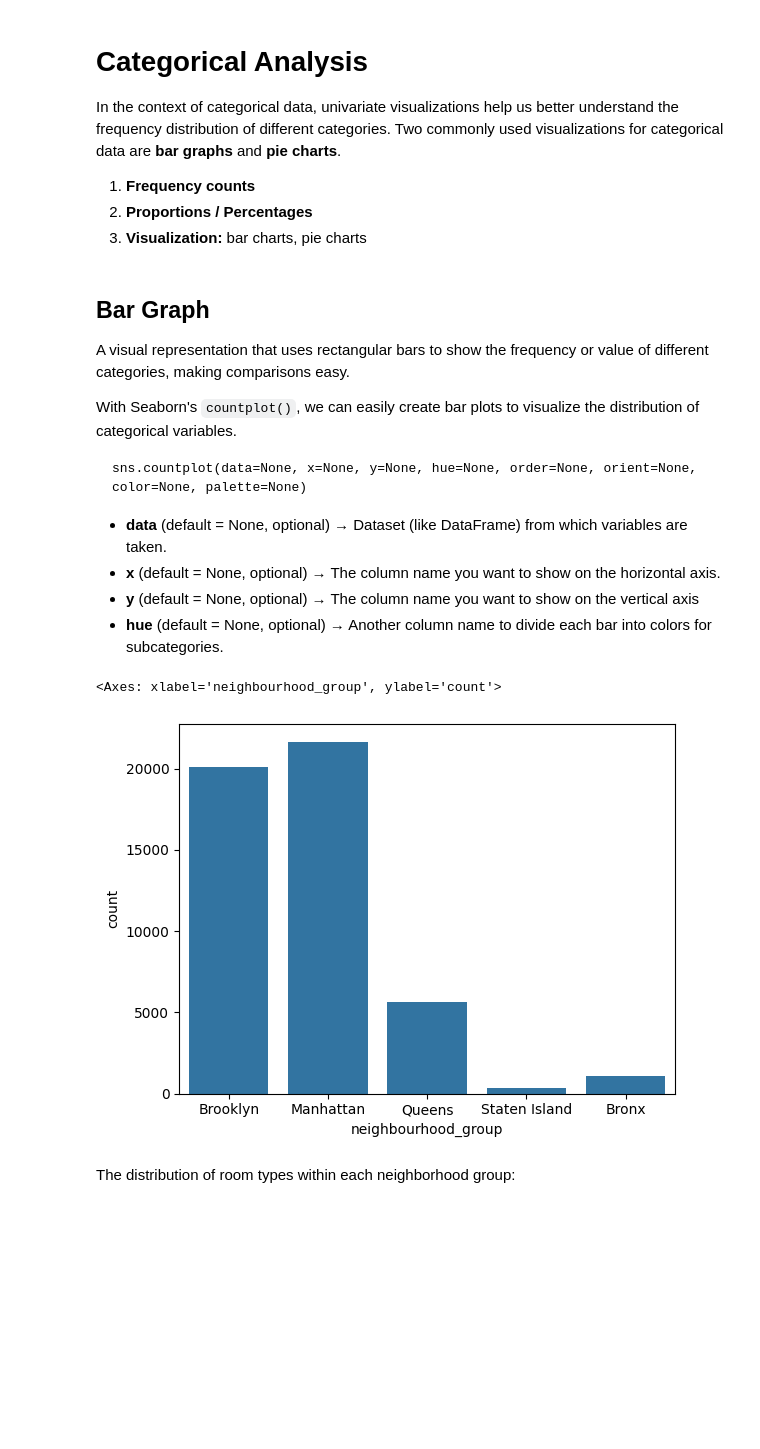
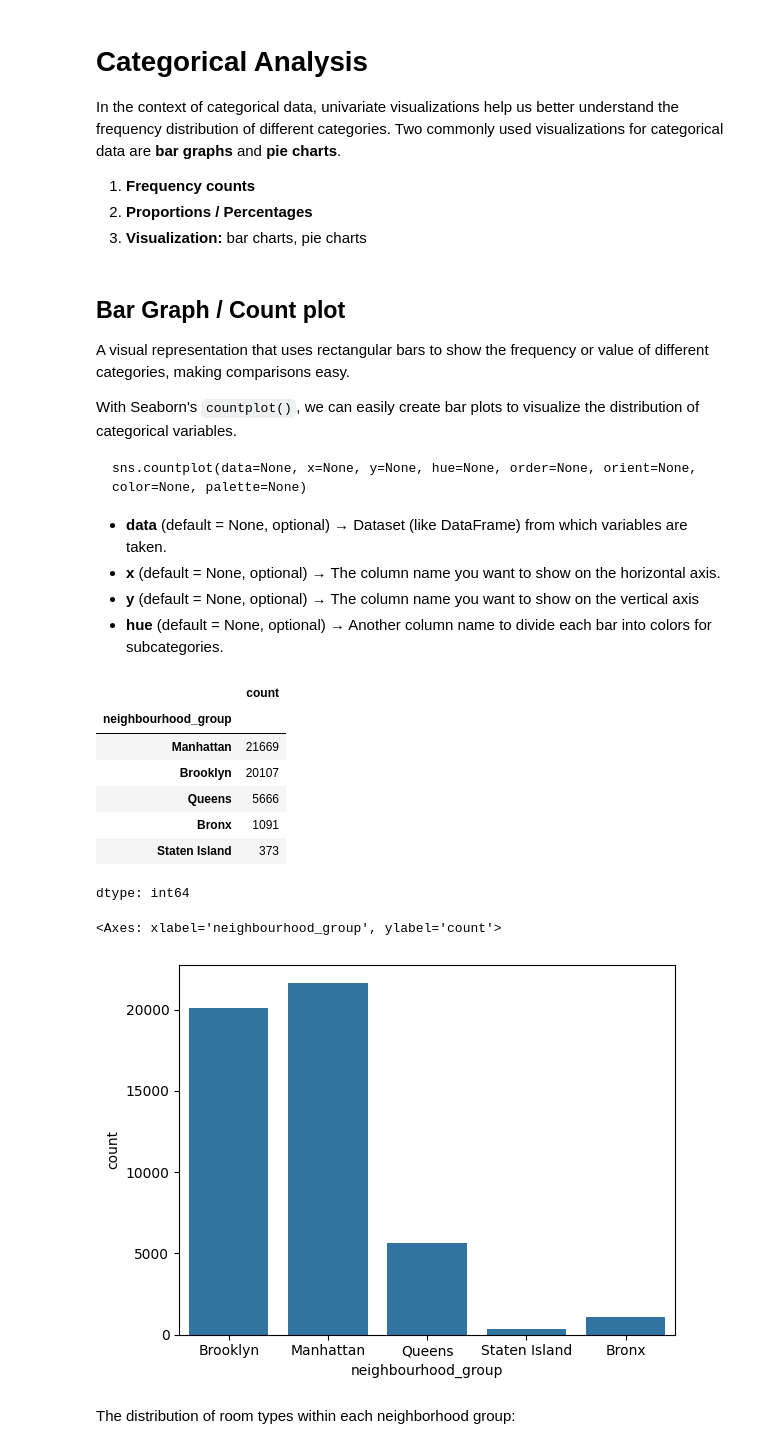
Before and after one commit to toshakgarg/Complete-Machine-learning, a Jupyter notebook: Data Analysis/Univariate analysis.ipynb, the cells around one changed output. Saved outputs shown, nothing was run; the diff lists cells and outputs as text; code cells hidden in the pictures; blank space fills up the shorter version.

```diff
--- a/Data Analysis/Univariate analysis.ipynb
+++ b/Data Analysis/Univariate analysis.ipynb
@@ -50,7 +59,7 @@ It does not look at relationships between two or more variables (that’s bivari
 2. **Proportions / Percentages**
 3. **Visualization:** bar charts, pie charts
 # %% [markdown]
-## Bar Graph
+## **Bar Graph  / Count plot**
 A visual representation that uses rectangular bars to show the frequency or value of different categories, making comparisons easy.
 
 With Seaborn's `countplot()`, we can easily create bar plots to visualize the distribution of categorical variables.
@@ -61,11 +70,21 @@ sns.countplot(data=None, x=None, y=None, hue=None, order=None, orient=None, colo
 * **x** (default = None, optional) → The column name you want to show on the horizontal axis.
 * **y** (default = None, optional) → The column name you want to show on the vertical axis
 * **hue** (default = None, optional) → Another column name to divide each bar into colors for subcategories.
-# %%
-sns.countplot(x="neighbourhood_group", data=AB_NYC)
-# %% [output]
-<Axes: xlabel='neighbourhood_group', ylabel='count'>
-[figure, removed]
+# %%
+display(AB_NYC['neighbourhood_group'].value_counts())
+#display(AB_NYC['neighbourhood_group'].value_counts().plot(kind='bar'))
+display(sns.countplot(x="neighbourhood_group", data=AB_NYC))
+# %% [output]
+|  | count |
+| neighbourhood_group |  |
+| Manhattan | 21669 |
+| Brooklyn | 20107 |
+| Queens | 5666 |
+| Bronx | 1091 |
+| Staten Island | 373 |
+dtype: int64
+<Axes: xlabel='neighbourhood_group', ylabel='count'>
+[figure, added]
 # %% [markdown]
 The distribution of room types within each neighborhood group:
 # %%
```
Also changed, not shown: parts of 11 cells of this notebook, 46 other files.
